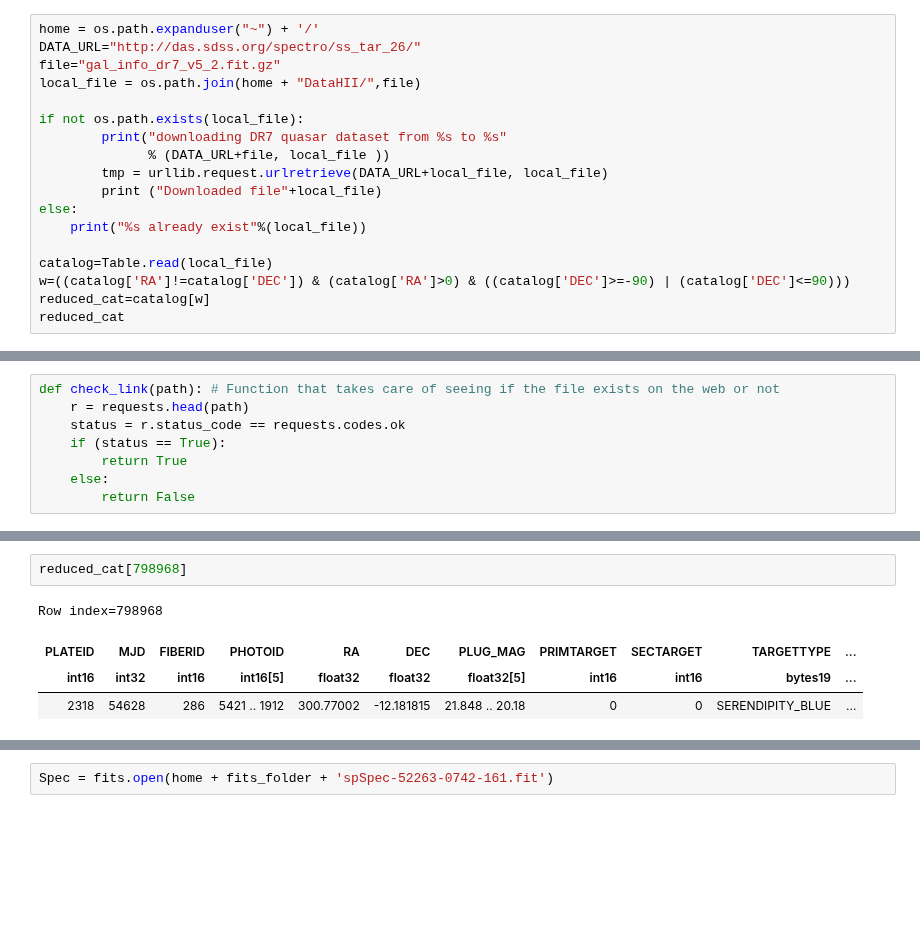
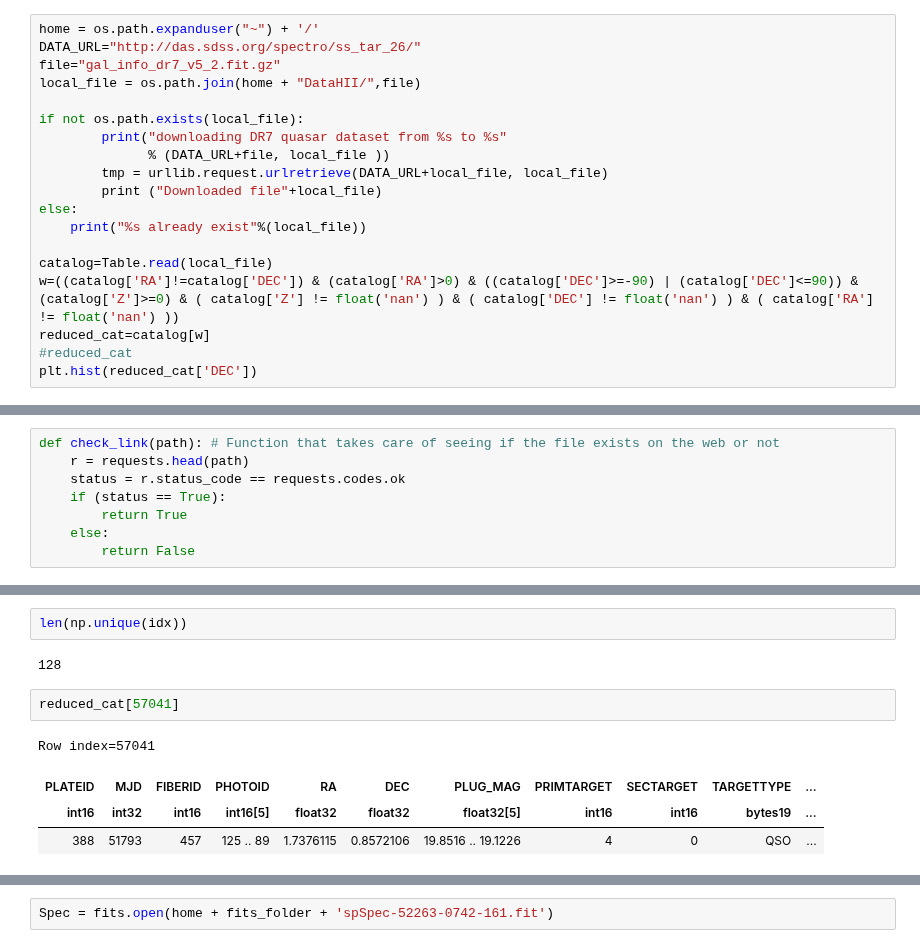
Before and after one commit to hol1m4n/HIIGalaxies, a Jupyter notebook: SPS/Object_Finder.ipynb, the cells around one changed output, grey strips where cells are left out. Saved outputs shown, nothing was run; the diff lists cells and outputs as text; blank space fills up the shorter version.

```diff
--- a/SPS/Object_Finder.ipynb
+++ b/SPS/Object_Finder.ipynb
@@ -33,8 +39,9 @@ else:
     print("%s already exist"%(local_file))
 
 catalog=Table.read(local_file)
-w=((catalog['RA']!=catalog['DEC']) & (catalog['RA']>0) & ((catalog['DEC']>=-90) | (catalog['DEC']<=90)))
+w=((catalog['RA']!=catalog['DEC']) & (catalog['RA']>0) & ((catalog['DEC']>=-90) | (catalog['DEC']<=90)) & (catalog['Z']>=0) & ( catalog['Z'] != float('nan') ) & ( catalog['DEC'] != float('nan') ) & ( catalog['RA'] != float('nan') ))
 reduced_cat=catalog[w]
-reduced_cat
+#reduced_cat
+plt.hist(reduced_cat['DEC'])
 # %% [output]
 /home/hollman/DataHII/gal_info_dr7_v5_2.fit.gz already exist
@@ -166,10 +279,14 @@ array([203249, 205383, 207347, 307270, 144228,  10595,  38538, 890006,
+# %%
+len(np.unique(idx))
+# %% [output]
+128
 # %%
-reduced_cat[798968]
+reduced_cat[57041]
 # %% [output]
-Row index=798968
+Row index=57041
 | PLATEID | MJD | FIBERID | PHOTOID | RA | DEC | PLUG_MAG | PRIMTARGET | SECTARGET | TARGETTYPE | ... |
 | int16 | int32 | int16 | int16[5] | float32 | float32 | float32[5] | int16 | int16 | bytes19 | ... |
-| 2318 | 54628 | 286 | 5421 .. 1912 | 300.77002 | -12.181815 | 21.848 .. 20.18 | 0 | 0 | SERENDIPITY_BLUE | ... |
+| 388 | 51793 | 457 | 125 .. 89 | 1.7376115 | 0.8572106 | 19.8516 .. 19.1226 | 4 | 0 | QSO | ... |
 # %%
 fits_folder = '/DataHII/HIIGs/FITS/'
 
```
Also changed, not shown: parts of 27 cells of this notebook, 8 other files.
